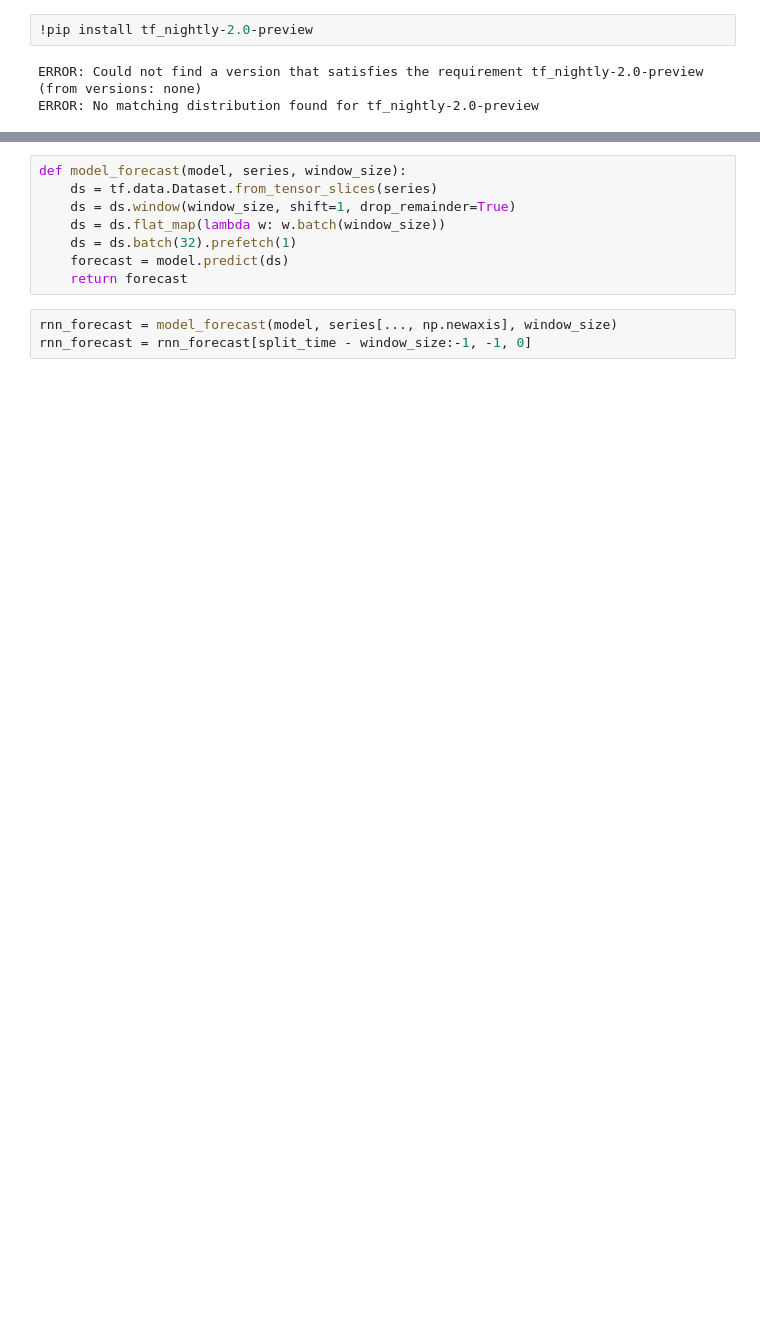
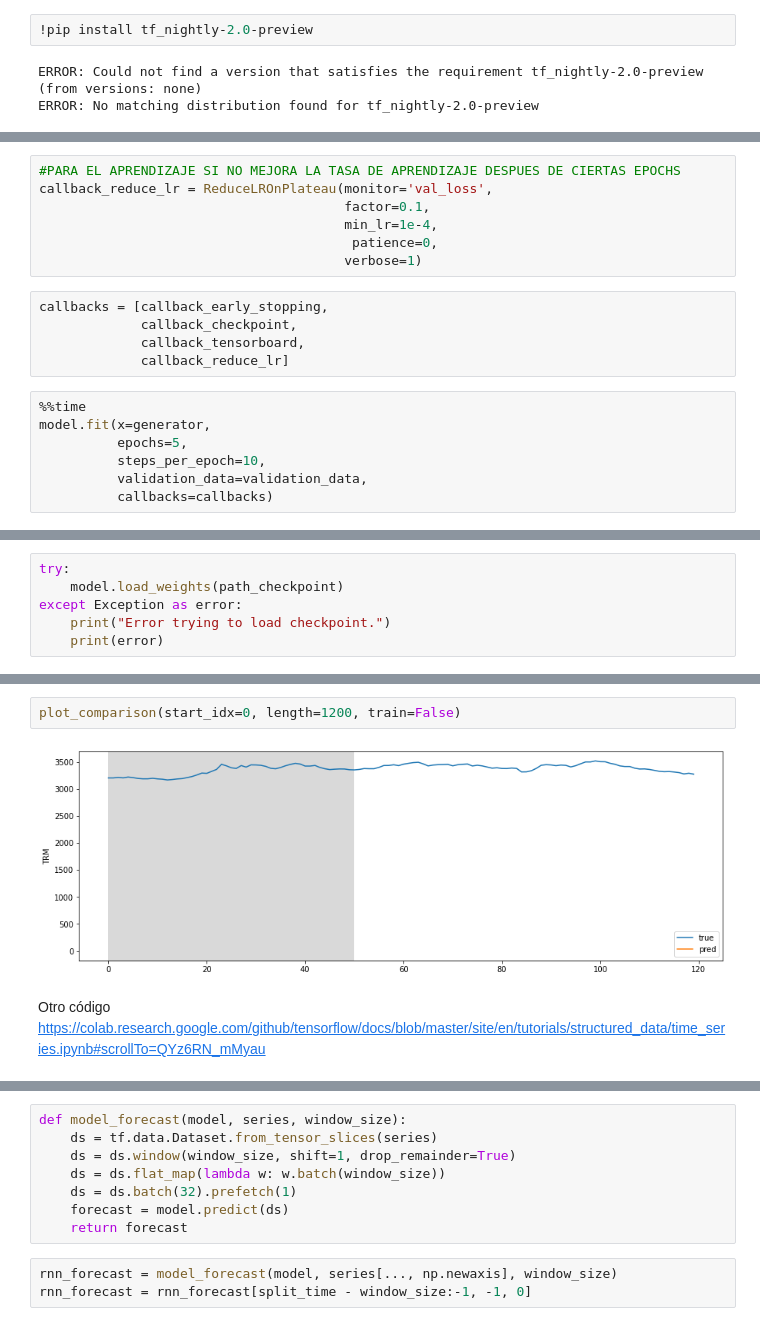
Before and after one commit to lizmosquera/InteligenciaComputacional, a Jupyter notebook: intento1.ipynb, the cells around one changed output, grey strips where cells are left out. Cells and saved outputs as stored; diff of their text form; blank space fills up the shorter version.

```diff
--- a/intento1.ipynb
+++ b/intento1.ipynb
@@ -170,0 +293,19 @@ Epoch 50/50
+# %%
+#PARA EL APRENDIZAJE SI NO MEJORA LA TASA DE APRENDIZAJE DESPUES DE CIERTAS EPOCHS
+callback_reduce_lr = ReduceLROnPlateau(monitor='val_loss',
+                                       factor=0.1,
+                                       min_lr=1e-4,
+                                        patience=0,
+                                       verbose=1)
+# %%
+callbacks = [callback_early_stopping,
+             callback_checkpoint,
+             callback_tensorboard,
+             callback_reduce_lr]
+# %%
+%%time
+model.fit(x=generator,
+          epochs=5,
+          steps_per_epoch=10,
+          validation_data=validation_data,
+          callbacks=callbacks)
@@ -170,0 +331,6 @@ Epoch 50/50
+# %%
+try:
+    model.load_weights(path_checkpoint)
+except Exception as error:
+    print("Error trying to load checkpoint.")
+    print(error)
@@ -170,0 +414,6 @@ Epoch 50/50
+# %%
+plot_comparison(start_idx=0, length=1200, train=False)
+# %% [output]
+[figure, added]
+# %% [markdown]
+Otro código https://colab.research.google.com/github/tensorflow/docs/blob/master/site/en/tutorials/structured_data/time_series.ipynb#scrollTo=QYz6RN_mMyau
```
Also changed, not shown: parts of 56 cells of this notebook.
